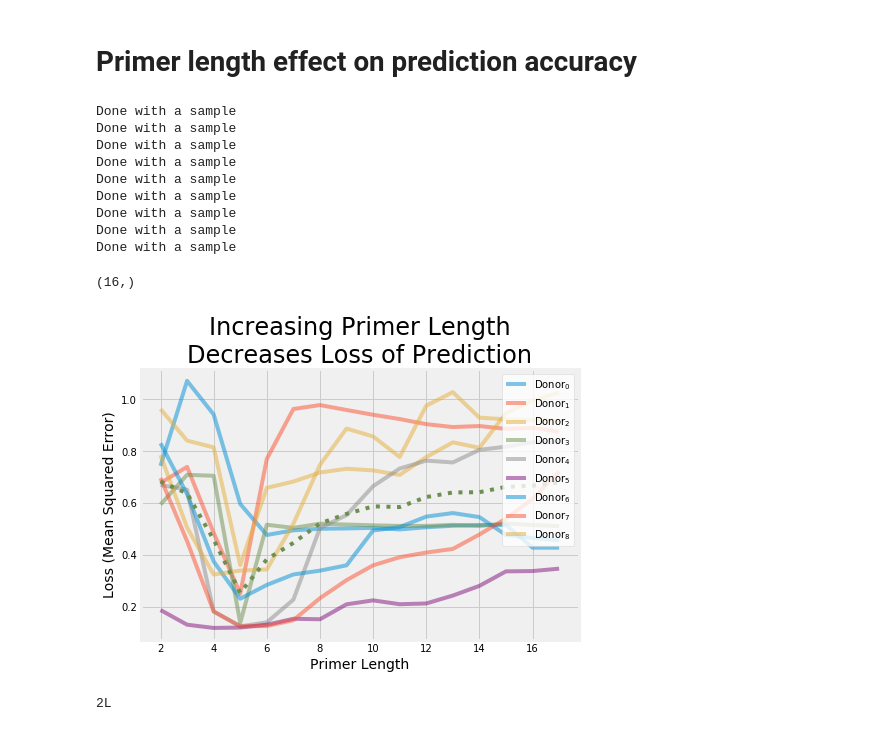
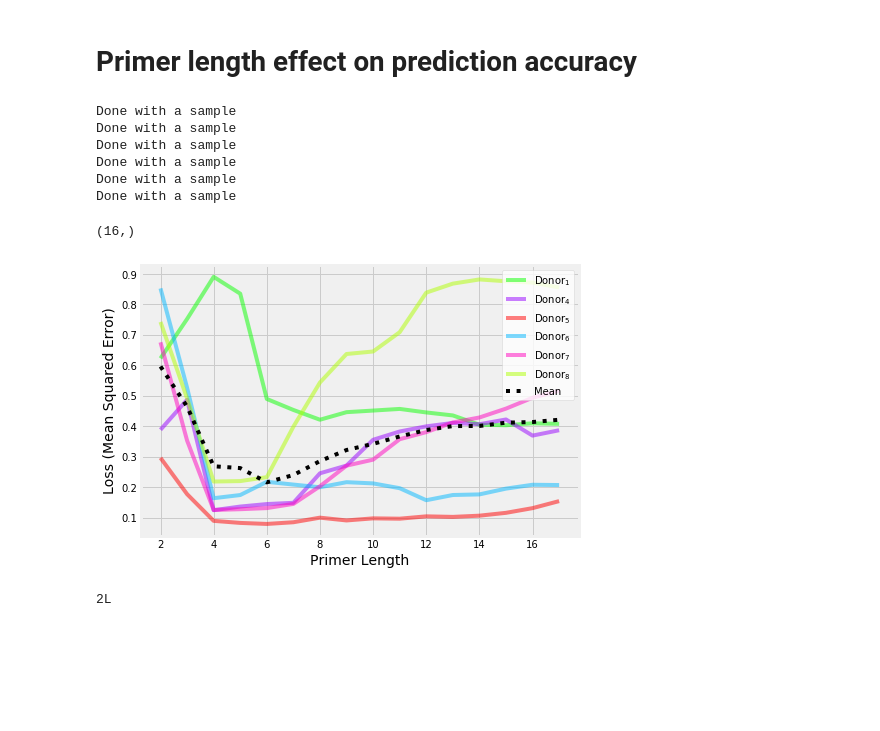
Before and after one commit to michaelwiest/microbiome-rnn, a Jupyter notebook: notebooks/Model Evaluator.ipynb, the cells around one changed output. Saved outputs shown, nothing was run; the diff lists cells and outputs as text; code cells hidden in the pictures; blank space fills up the shorter version.

```diff
--- a/notebooks/Model Evaluator.ipynb
+++ b/notebooks/Model Evaluator.ipynb
@@ -455,22 +467,29 @@ for i in range(len(axl)):
 # %%
-starts = [0.2] * len(otu_handler.samples)
-primer_lens = list(range(2, 18))
+max_primer_len = 18
 predict_length = 15
+samps = [i for i, s in enumerate(otu_handler.samples) if s.shape[1] * 0.2 > max_primer_len + predict_length]
+starts = [0.8] * len(otu_handler.samples)
+primer_lens = list(range(2, max_primer_len))
+
 
 primer_losses = np.zeros((len(primer_lens), len(otu_handler.samples)))
 for i, s in enumerate(otu_handler.samples):
-    start_index = int(starts[i] * s.shape[1])
-    for j, p in enumerate(primer_lens):
-        primer, comparison = get_primer_and_comparison_data(otu_handler,
-                                                            i,
-                                                            start_index,
-                                                            p,
-                                                            predict_length)
-        dream = model.daydream2(primer, predict_len=predict_length)
-        mse = mean_squared_error(dream[:, p:, 0],
-                                 comparison[:, p:])
-        primer_losses[j, i] = mse
-    print('Done with a sample')
+    if i in samps:
+        start_index = int(starts[i] * s.shape[1])
+        for j, p in enumerate(primer_lens):
+            primer, comparison = get_primer_and_comparison_data(otu_handler,
+                                                                i,
+                                                                start_index,
+                                                                p,
+                                                                predict_length)
+#             print(primer.shape)
+            dream = model.daydream2(primer, predict_len=predict_length)
+    #         print(primer.shape)
+    #         print(dream.shape)
+            mse = mean_squared_error(dream[:, p:, 0],
+                                     comparison[:, p:])
+            primer_losses[j, i] = mse
+        print('Done with a sample')
 # %% [output]
 Done with a sample
 Done with a sample
@@ -478,28 +497,28 @@ Done with a sample
 Done with a sample
 Done with a sample
 Done with a sample
-Done with a sample
-Done with a sample
-Done with a sample
+# %%
+primer_losses = primer_losses[:, np.all(primer_losses != 0, axis=0)]
 # %%
 fig, ax = plt.subplots(figsize=(7, 5))
 m = primer_losses.mean(axis=1)
 print(m.shape)
 for i in range(primer_losses.shape[1]):
-    plt.plot(primer_losses[:, i], label=file_labs[i], alpha=0.5)
+    plt.plot(primer_losses[:, i], label=file_labs[samps[i]], alpha=0.5, c=colors2[i])
+plt.plot(m, label='Mean', ls=':', c='black')
 legend = plt.legend(frameon = 1, loc='upper right')
-plt.plot(m, label='mean', ls=':')
+
 frame = legend.get_frame()
 frame.set_facecolor('white')
 ax.set_xticks(list(range(len(primer_lens)))[::2])
 ax.set_xticklabels(primer_lens[::2])
 plt.xlabel('Primer Length', fontsize=14)
 plt.ylabel('Loss (Mean Squared Error)', fontsize=14)
-plt.title('Increasing Primer Length\nDecreases Loss of Prediction', fontsize=24)
+# plt.title('Increasing Primer Length\nDecreases Loss of Prediction', fontsize=24)
 plt.show()
 # %% [output]
 (16,)
-[figure, old version]
+[figure, new version]
 # %%
 torch.cuda.device_count()
 # %% [output]
```
Also changed, not shown: parts of 8 cells of this notebook, 1 other file.
